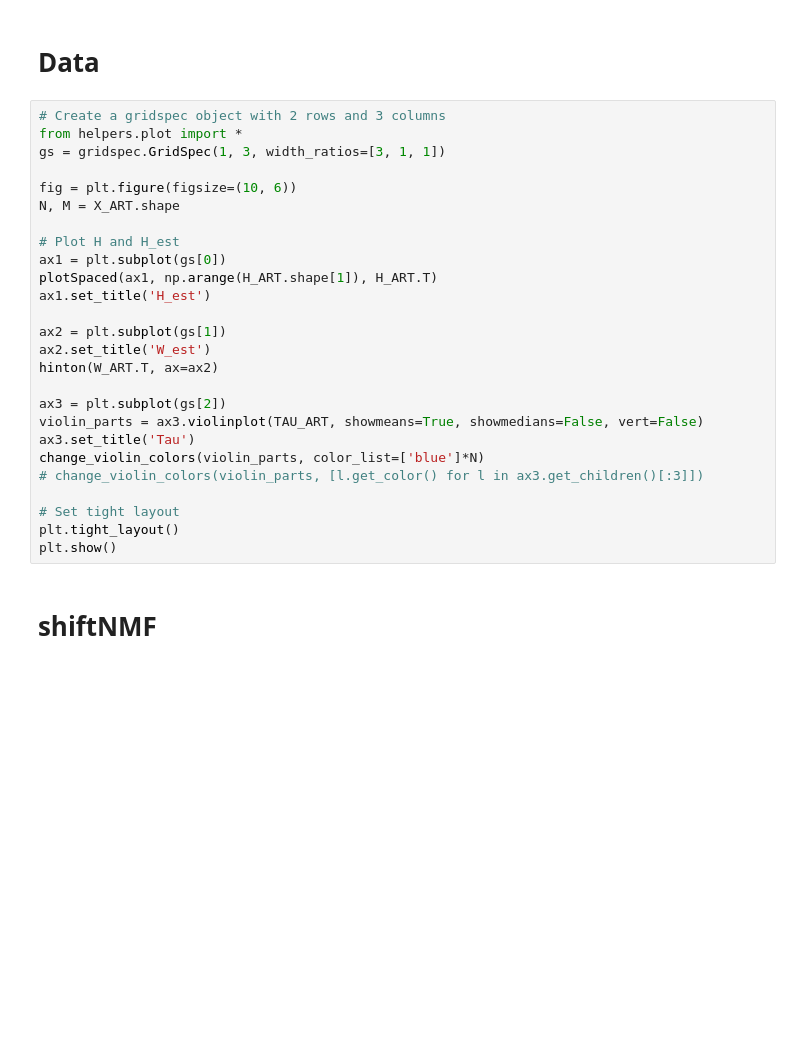
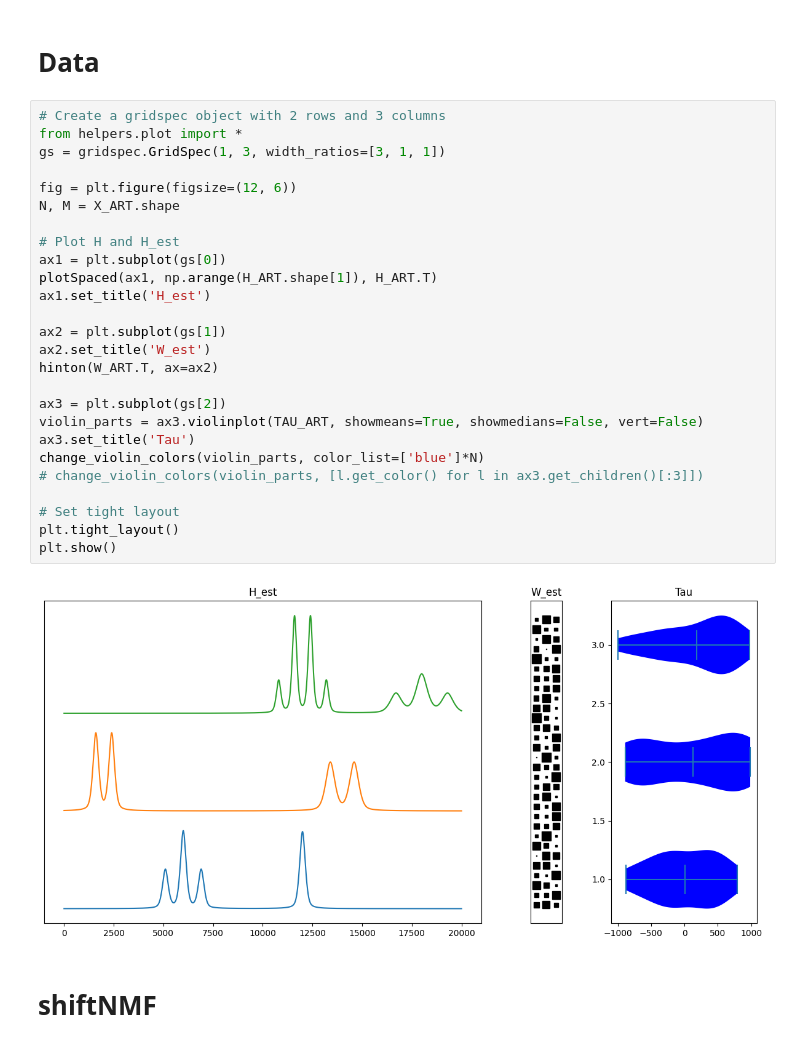
Before and after one commit to LucasEmcken/Bachelorprojekt, a Jupyter notebook: artificial_experiment.ipynb, the cells around one changed output. Drawn from its saved outputs; the diff is of its cells as text; blank space fills up the shorter version.

```diff
--- a/artificial_experiment.ipynb
+++ b/artificial_experiment.ipynb
@@ -18,29 +18,31 @@ from helpers.fit_functions import *
 # %%
 # Create a gridspec object with 2 rows and 3 columns
 from helpers.plot import *
 gs = gridspec.GridSpec(1, 3, width_ratios=[3, 1, 1])
 
-fig = plt.figure(figsize=(10, 6))
+fig = plt.figure(figsize=(12, 6))
 N, M = X_ART.shape
 
 # Plot H and H_est
 ax1 = plt.subplot(gs[0])
 plotSpaced(ax1, np.arange(H_ART.shape[1]), H_ART.T)
 ax1.set_title('H_est')
 
 ax2 = plt.subplot(gs[1])
 ax2.set_title('W_est')
 hinton(W_ART.T, ax=ax2)
 
 ax3 = plt.subplot(gs[2])
 violin_parts = ax3.violinplot(TAU_ART, showmeans=True, showmedians=False, vert=False)
 ax3.set_title('Tau')
 change_violin_colors(violin_parts, color_list=['blue']*N)
 # change_violin_colors(violin_parts, [l.get_color() for l in ax3.get_children()[:3]])
 
 # Set tight layout
 plt.tight_layout()
 plt.show()
+# %% [output]
+[figure, added]
 # %% [markdown]
 # shiftNMF
 # %%
```
